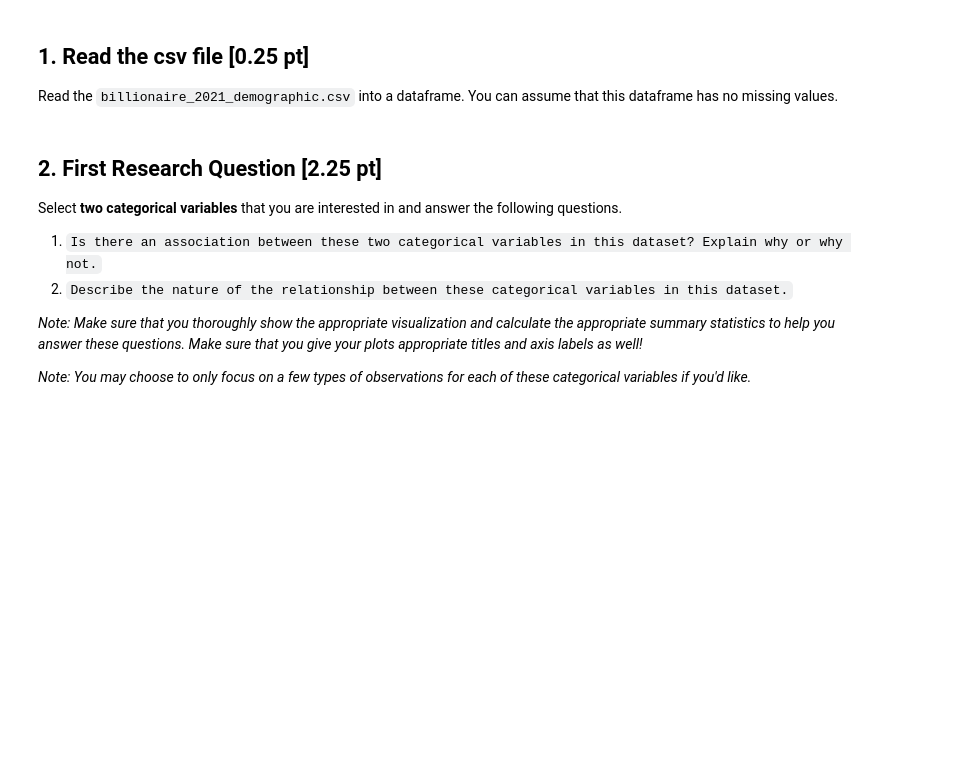
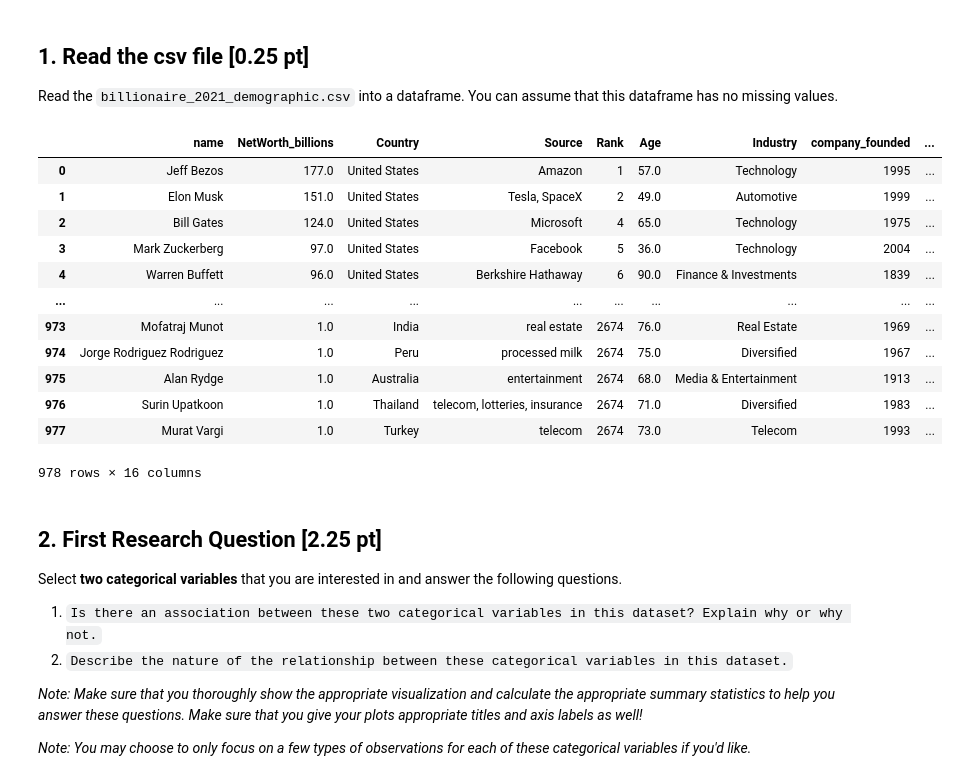
Before and after one commit to ryguy2k4/stat207, a Jupyter notebook: lab_02/lab_02_group.ipynb, the cells around one changed output. Saved outputs shown, nothing was run; the diff lists cells and outputs as text; code cells hidden in the pictures; blank space fills up the shorter version.

```diff
--- a/lab_02/lab_02_group.ipynb
+++ b/lab_02/lab_02_group.ipynb
@@ -61,6 +63,23 @@ These contribution reports should be included in all group lab assignments. In t
 ## 1. Read the csv file [0.25 pt]
 
 Read the `billionaire_2021_demographic.csv` into a dataframe. You can assume that this dataframe has no missing values.
+# %%
+df = pd.read_csv("billionaire_2021_demographic.csv")
+df
+# %% [output]
+|  | name | NetWorth_billions | Country | Source | Rank | Age | Industry | company_founded | ... |
+| 0 | Jeff Bezos | 177.0 | United States | Amazon | 1 | 57.0 | Technology | 1995 | ... |
+| 1 | Elon Musk | 151.0 | United States | Tesla, SpaceX | 2 | 49.0 | Automotive | 1999 | ... |
+| 2 | Bill Gates | 124.0 | United States | Microsoft | 4 | 65.0 | Technology | 1975 | ... |
+| 3 | Mark Zuckerberg | 97.0 | United States | Facebook | 5 | 36.0 | Technology | 2004 | ... |
+| 4 | Warren Buffett | 96.0 | United States | Berkshire Hathaway | 6 | 90.0 | Finance & Investments | 1839 | ... |
+| ... | ... | ... | ... | ... | ... | ... | ... | ... | ... |
+| 973 | Mofatraj Munot | 1.0 | India | real estate | 2674 | 76.0 | Real Estate | 1969 | ... |
+| 974 | Jorge Rodriguez Rodriguez | 1.0 | Peru | processed milk | 2674 | 75.0 | Diversified | 1967 | ... |
+| 975 | Alan Rydge | 1.0 | Australia | entertainment | 2674 | 68.0 | Media & Entertainment | 1913 | ... |
+| 976 | Surin Upatkoon | 1.0 | Thailand | telecom, lotteries, insurance | 2674 | 71.0 | Diversified | 1983 | ... |
+| 977 | Murat Vargi | 1.0 | Turkey | telecom | 2674 | 73.0 | Telecom | 1993 | ... |
+978 rows × 16 columns
 # %% [markdown]
 ## 2. First Research Question [2.25 pt]
 
```
Also changed, not shown: parts of 3 cells of this notebook, 1 other file.
